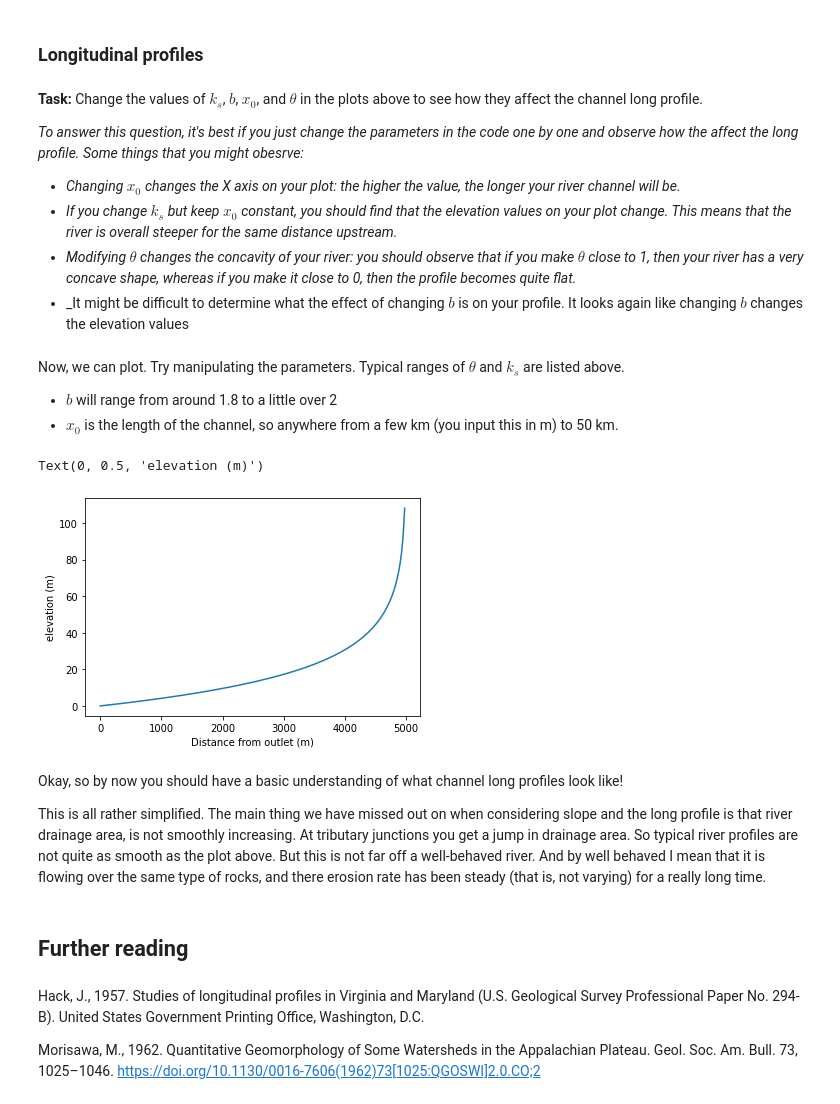
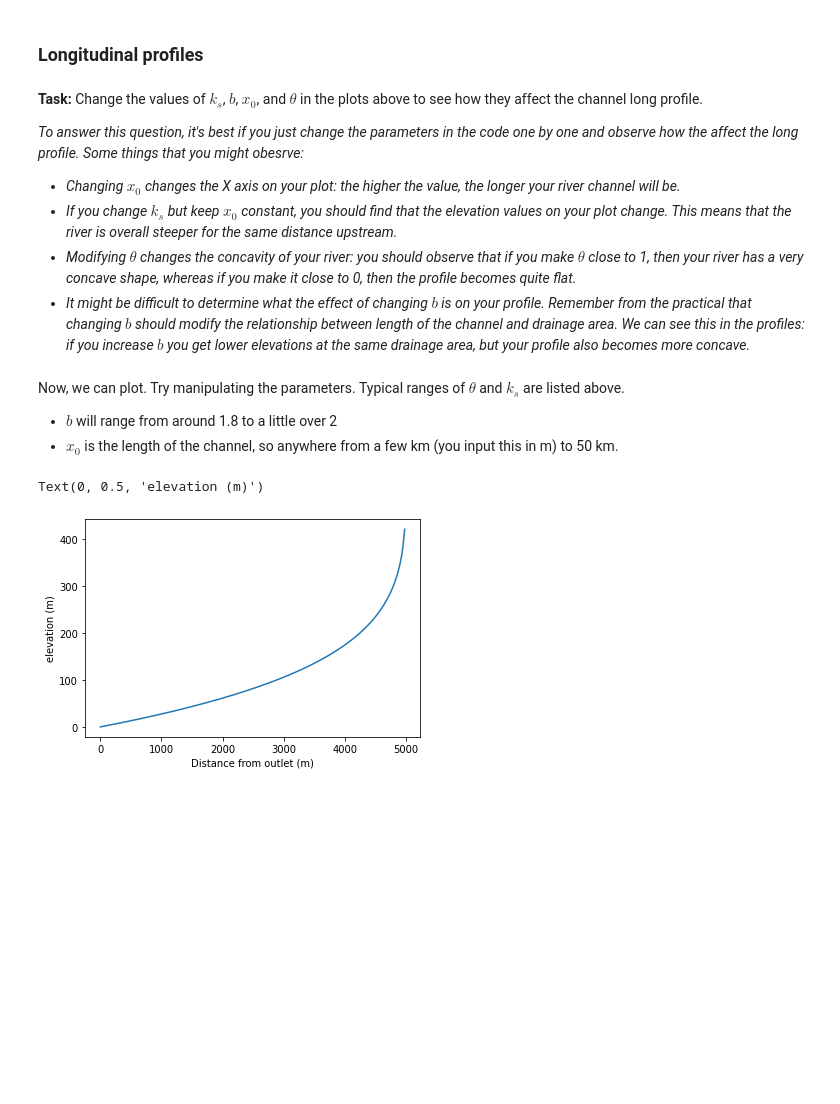
Before and after one commit to fclubb/EarthSurfaceProcesses, a Jupyter notebook: Week3_FluvialIncision/Part1_ChannelProfiles_ANSWERS.ipynb, the cells around one changed output. Cells and saved outputs as stored; diff of their text form; code cells hidden in the pictures; blank space fills up the shorter version.

```diff
--- a/Week3_FluvialIncision/Part1_ChannelProfiles_ANSWERS.ipynb
+++ b/Week3_FluvialIncision/Part1_ChannelProfiles_ANSWERS.ipynb
@@ -87,7 +87,7 @@ _To answer this question, it's best if you just change the parameters in the cod
 * _Changing $x_0$ changes the X axis on your plot: the higher the value, the longer your river channel will be._
 * _If you change $k_s$ but keep $x_0$ constant, you should find that the elevation values on your plot change. This means that the river is overall steeper for the same distance upstream._
 * _Modifying $θ$ changes the concavity of your river: you should observe that if you make $θ$ close to 1, then your river has a very concave shape, whereas if you make it close to 0, then the profile becomes quite flat._
-* _It might be difficult to determine what the effect of changing $b$ is on your profile. It looks again like changing $b$ changes the elevation values
+* _It might be difficult to determine what the effect of changing $b$ is on your profile. Remember from the practical that changing $b$ should modify the relationship between length of the channel and drainage area. We can see this in the profiles: if you increase $b$ you get lower elevations at the same drainage area, but your profile also becomes more concave._
 # %%
 def channel_profile(x,ks,theta,b,x0):
     z = []
@@ -105,28 +105,18 @@ Now, we can plot. Try manipulating the parameters. Typical ranges of $\theta$ an
 # %%
 # x0 needs to be in metres!!
 x0 = 5000
 ks = 25
 theta = 0.45
-b = 2.3
+b = 1.8
 x = np.arange(0,x0,25)
 z = channel_profile(x,ks,theta,b,x0)
 
 
 plt.plot(x,z)
 plt.xlabel("Distance from outlet (m)")
 plt.ylabel("elevation (m)")
 
 #print(z)
 # %% [output]
 Text(0, 0.5, 'elevation (m)')
-[figure, old version]
+[figure, new version]
-# %% [markdown]
-Okay, so by now you should have a basic understanding of what channel long profiles look like!
-
-This is all rather simplified. The main thing we have missed out on when considering slope and the long profile is that river drainage area, is not smoothly increasing. At tributary junctions you get a jump in drainage area. So typical river profiles are not quite as smooth as the plot above. But this is not far off a well-behaved river. And by well behaved I mean that it is flowing over the same type of rocks, and there erosion rate has been steady (that is, not varying) for a really long time.
-# %% [markdown]
-## Further reading
-# %% [markdown]
-Hack, J., 1957. Studies of longitudinal profiles in Virginia and Maryland (U.S. Geological Survey Professional Paper No. 294- B). United States Government Printing Office, Washington, D.C.
-
-Morisawa, M., 1962. Quantitative Geomorphology of Some Watersheds in the Appalachian Plateau. Geol. Soc. Am. Bull. 73, 1025–1046. https://doi.org/10.1130/0016-7606(1962)73[1025:QGOSWI]2.0.CO;2
```
